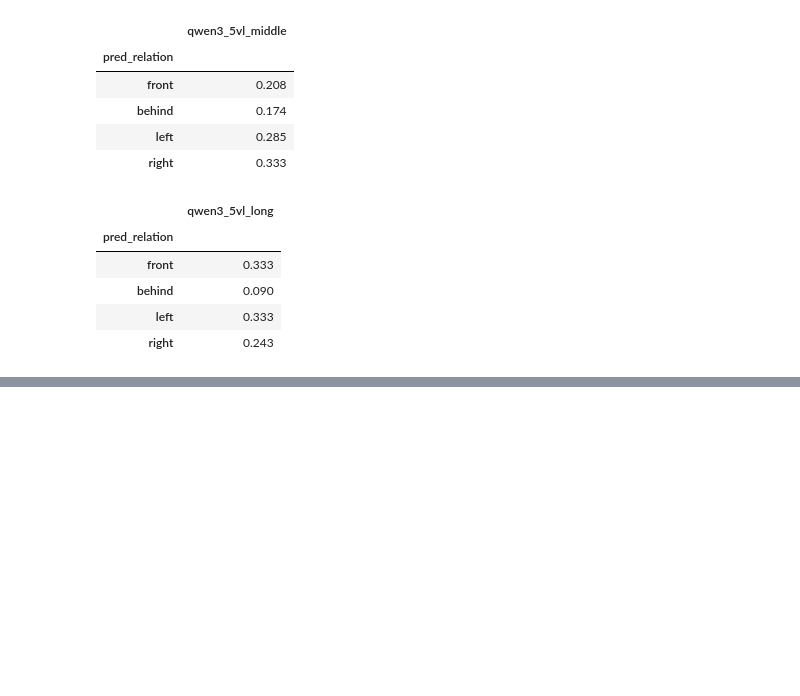
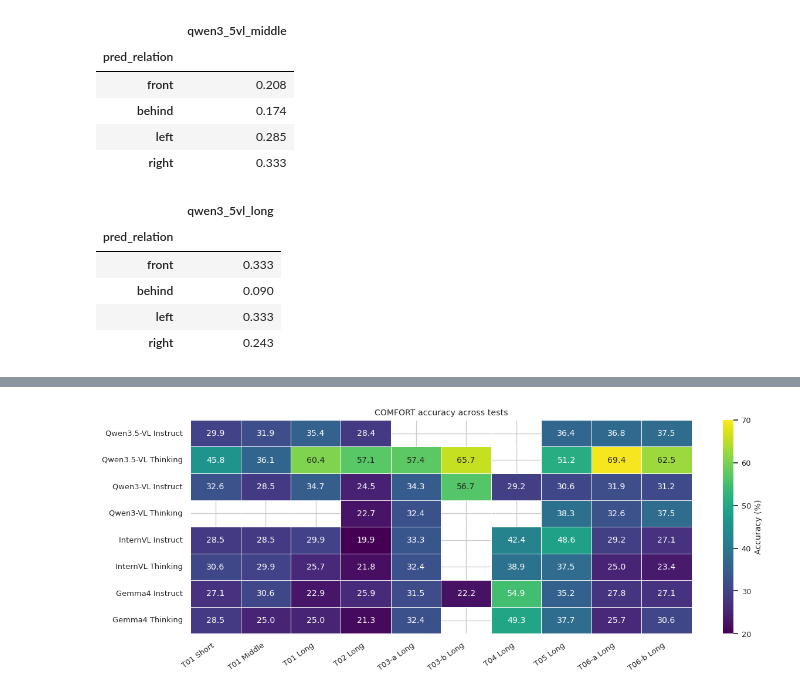
Before and after one commit to zhiying318/Parcours_recherche_server_sync, a Jupyter notebook: comfort_eval_tests/eval_analyse.ipynb, the cells around one changed output, grey strips where cells are left out. Cells and saved outputs as stored; diff of their text form; code cells hidden in the pictures; blank space fills up the shorter version.

```diff
--- a/comfort_eval_tests/eval_analyse.ipynb
+++ b/comfort_eval_tests/eval_analyse.ipynb
@@ -790,7 +790,7 @@ for model in models04:
             )
 
     fig.suptitle(
-        f"{model} — Test04: object position under camera perspective (rows) × length (cols)",
+        f"{model} — Test06-a: object position under camera perspective (rows) × length (cols)",
         fontsize=14,
     )
     plt.tight_layout()
@@ -971,0 +1080,78 @@ for model in models04:
+# %%
+sns.set_theme(style='whitegrid', font_scale=0.85)
+
+plt.figure(figsize=(12.5, 4.8))
+ax = sns.heatmap(
+    summary_pivot,
+    annot=True,
+    fmt='.1f',
+    cmap='viridis',
+    vmin=20,
+    vmax=70,
+    linewidths=.5,
+    cbar_kws={'label': 'Accuracy (%)'},
+)
+ax.set_xlabel('')
+ax.set_ylabel('')
+ax.set_title('COMFORT accuracy across tests')
+plt.xticks(rotation=35, ha='right')
+plt.tight_layout()
+plt.savefig(FIG_DIR / 'comfort_accuracy_heatmap.png', dpi=300)
+plt.savefig(FIG_DIR / 'comfort_accuracy_heatmap.pdf')
+plt.show()
+
+thinking_delta_rows = []
+for model in ['Qwen3.5-VL', 'Qwen3-VL', 'InternVL', 'Gemma4']:
+    model_df = summary_df[summary_df.Model == model]
+    for test in test_order:
+        instruct = model_df[(model_df.Mode == 'Instruct') & (model_df.Test == test)]['Accuracy']
+        thinking = model_df[(model_df.Mode == 'Thinking') & (model_df.Test == test)]['Accuracy']
+        if len(instruct) and len(thinking) and pd.notna(instruct.iloc[0]) and pd.notna(thinking.iloc[0]):
+            thinking_delta_rows.append({'Model': model, 'Test': test, 'Delta': thinking.iloc[0] - instruct.iloc[0]})
+thinking_delta_df = pd.DataFrame(thinking_delta_rows)
+
+plt.figure(figsize=(11.5, 4.2))
+ax = sns.barplot(data=thinking_delta_df, x='Test', y='Delta', hue='Model')
+ax.axhline(0, color='black', linewidth=0.8)
+ax.set_ylabel('Thinking - Instruct accuracy (pp)')
+ax.set_xlabel('')
+ax.set_title('Effect of thinking mode')
+plt.xticks(rotation=35, ha='right')
+plt.legend(ncol=4, fontsize=8, frameon=False, loc='upper left')
+plt.tight_layout()
+plt.savefig(FIG_DIR / 'comfort_thinking_delta.png', dpi=300)
+plt.savefig(FIG_DIR / 'comfort_thinking_delta.pdf')
+plt.show()
+
+intervention_order = ['T01 Long', 'T02 Long', 'T03-a Long', 'T03-b Long', 'T06-a Long', 'T06-b Long']
+intervention_df = summary_df[summary_df.Test.isin(intervention_order)].copy()
+intervention_df['Test'] = pd.Categorical(intervention_df['Test'], categories=intervention_order, ordered=True)
+
+plt.figure(figsize=(11.5, 5.0))
+ax = sns.lineplot(data=intervention_df, x='Test', y='Accuracy', hue='Run', marker='o', sort=False)
+ax.set_ylabel('Accuracy (%)')
+ax.set_xlabel('')
+ax.set_title('Effect of added views, aligned anchoring, and visual markers')
+ax.legend(ncol=2, fontsize=7, frameon=False, bbox_to_anchor=(1.02, 1), loc='upper left')
+plt.xticks(rotation=25, ha='right')
+plt.tight_layout()
+plt.savefig(FIG_DIR / 'comfort_intervention_trajectory.png', dpi=300)
+plt.savefig(FIG_DIR / 'comfort_intervention_trajectory.pdf')
+plt.show()
+
+pov_df = summary_df[summary_df.Test.isin(['T04 Long', 'T05 Long']) & summary_df.Accuracy.notna()].copy()
+plt.figure(figsize=(7.5, 4.0))
+ax = sns.barplot(data=pov_df, x='Run', y='Accuracy', hue='Test')
+ax.set_ylabel('Accuracy (%)')
+ax.set_xlabel('')
+ax.set_title('POV selection tasks')
+ax.axhline(50, ls='--', color='gray', lw=.8)
+ax.axhline(33.33, ls=':', color='gray', lw=.8)
+plt.xticks(rotation=35, ha='right')
+plt.legend(frameon=False)
+plt.tight_layout()
+plt.savefig(FIG_DIR / 'comfort_pov_comparison.png', dpi=300)
+plt.savefig(FIG_DIR / 'comfort_pov_comparison.pdf')
+plt.show()
+# %% [output]
+[figure, added]
```
Also changed, not shown: parts of 6 cells of this notebook, 29 other files.
